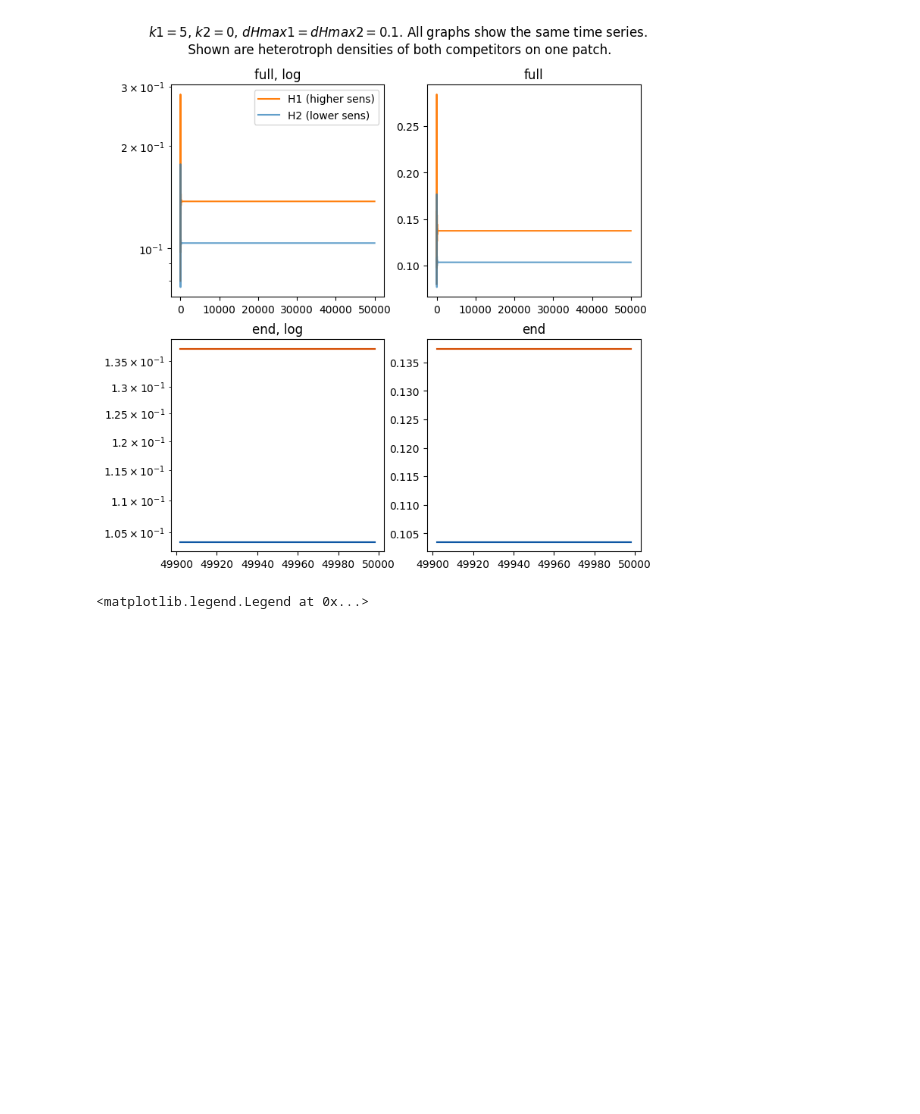
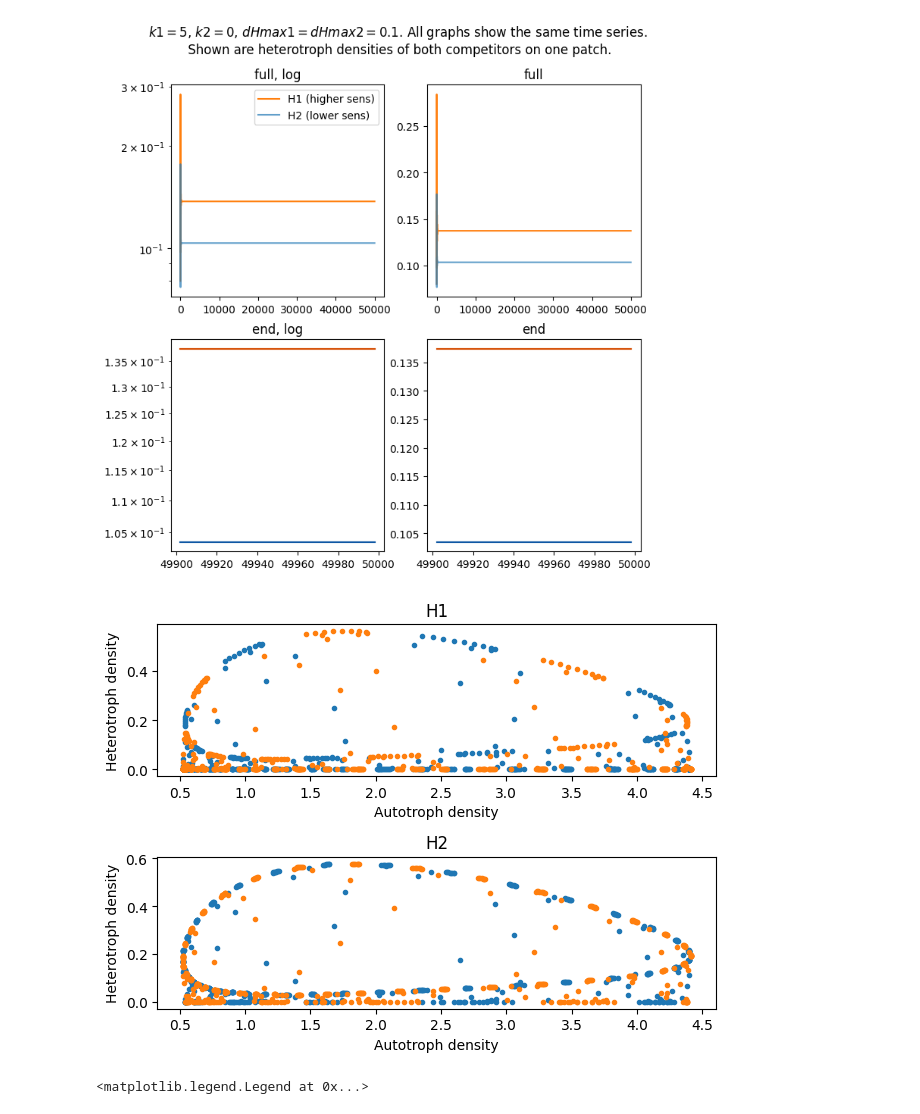
Before and after one commit to rbnmj/turingmodel, a Jupyter notebook: main.ipynb, the cells around one changed output. Cells and saved outputs as stored; diff of their text form; code cells hidden in the pictures; blank space fills up the shorter version.

```diff
--- a/main.ipynb
+++ b/main.ipynb
@@ -616,6 +616,36 @@ plt.suptitle("$k1 = $" + str(k_1) + ", $k2 = $" + str(k_2) +
 # %% [output]
 Text(0.5, 0.98, '$k1 = $5, $k2 = $0, $dHmax1 = dHmax2 = $0.1. All graphs show the same time series.\n Shown are heterotroph densities of both competitors on one patch.')
 [figure]
+# %%
+t_end = 20000
+number_steps = 200
+t = np.linspace(0, t_end, number_steps)
+k_1 = 0
+k_2 = 2
+d_Hmax1 = 10**-2
+d_Hmax2 = 10**-2
+#var = [N_a, N_b, A_a, A_b, H_1a, H_1b, H_2a, H_2b]
+var0 = [2, 2.5, 2.5, 2, 0.08, 0.4, 0.08, 0.4, 0, 0, 0, 0, 0, 0]
+var0 = [2, 2.5, 2.5, 2, 0.08, 0.4, 10**-6, 0, 0, 0, 0, 0, 0, 0]
+#plt.figure(figsize=(8,8))
+var = []
+model = tm(var0, t, k_1, k_2, d_Hmax1, d_Hmax2)
+var = integ.odeint(tm.equations_wrapper, var0, t, args=(model,))
+
+fig, (ax1, ax2) = plt.subplots(2)
+ax1.plot(var[:,2],var[:,4],".")
+ax1.plot(var[:,3],var[:,5],".")
+ax1.set_xlabel("Autotroph density")
+ax1.set_ylabel("Heterotroph density")
+ax1.set_title("H1")
+ax2.plot(var[:,2],var[:,6],".")
+ax2.plot(var[:,3],var[:,7],".")
+ax2.set_xlabel("Autotroph density")
+ax2.set_ylabel("Heterotroph density")
+ax2.set_title("H2")
+plt.tight_layout()
+# %% [output]
+[figure, added]
 # %%
 d_Hmax1 = 0.01
 A_a_range = np.linspace(0, 10, 100)
```
Also changed, not shown: parts of 3 cells of this notebook, 5 other files.
